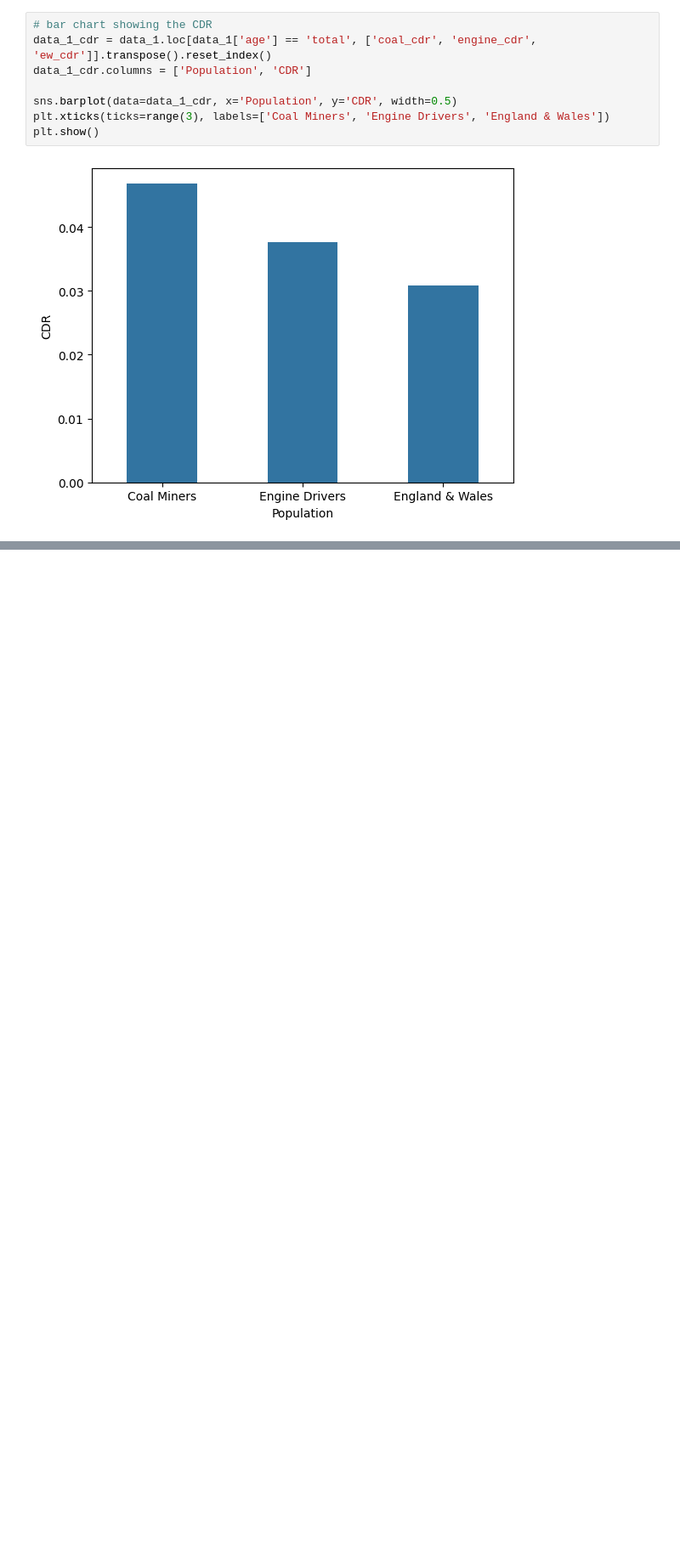
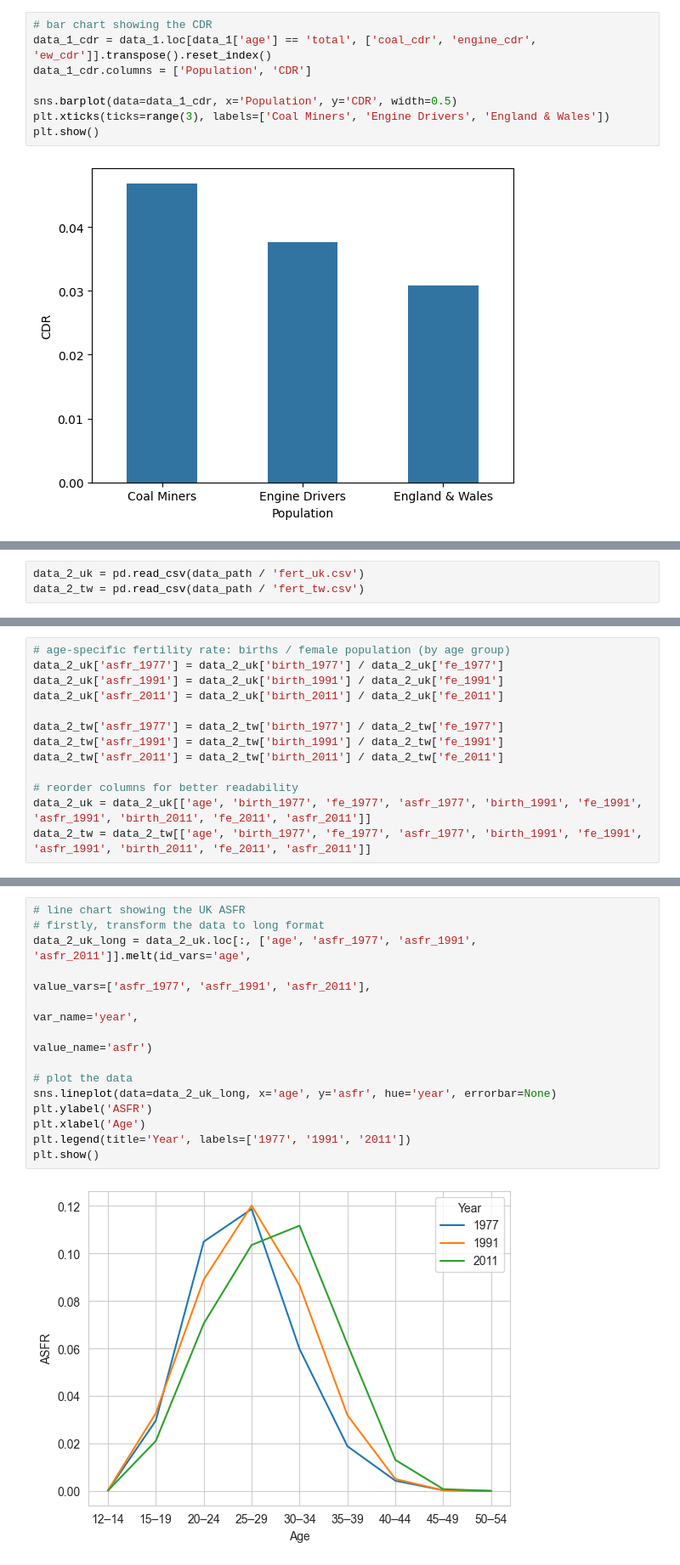
Before and after one commit to yifan-lu-300/humsci_prelims_demography, a Jupyter notebook: 1_population_measures/src/solution.ipynb, the cells around one changed output, grey strips where cells are left out. Shown at 85% size. Drawn from its saved outputs; the diff is of its cells as text; blank space fills up the shorter version.

```diff
--- a/1_population_measures/src/solution.ipynb
+++ b/1_population_measures/src/solution.ipynb
@@ -96,0 +99,3 @@ fig.show()
+# %%
+data_2_uk = pd.read_csv(data_path / 'fert_uk.csv')
+data_2_tw = pd.read_csv(data_path / 'fert_tw.csv')
@@ -96,0 +124,13 @@ fig.show()
+# %%
+# age-specific fertility rate: births / female population (by age group)
+data_2_uk['asfr_1977'] = data_2_uk['birth_1977'] / data_2_uk['fe_1977']
+data_2_uk['asfr_1991'] = data_2_uk['birth_1991'] / data_2_uk['fe_1991']
+data_2_uk['asfr_2011'] = data_2_uk['birth_2011'] / data_2_uk['fe_2011']
+
+data_2_tw['asfr_1977'] = data_2_tw['birth_1977'] / data_2_tw['fe_1977']
+data_2_tw['asfr_1991'] = data_2_tw['birth_1991'] / data_2_tw['fe_1991']
+data_2_tw['asfr_2011'] = data_2_tw['birth_2011'] / data_2_tw['fe_2011']
+
+# reorder columns for better readability
+data_2_uk = data_2_uk[['age', 'birth_1977', 'fe_1977', 'asfr_1977', 'birth_1991', 'fe_1991', 'asfr_1991', 'birth_2011', 'fe_2011', 'asfr_2011']]
+data_2_tw = data_2_tw[['age', 'birth_1977', 'fe_1977', 'asfr_1977', 'birth_1991', 'fe_1991', 'asfr_1991', 'birth_2011', 'fe_2011', 'asfr_2011']]
@@ -96,0 +165,16 @@ fig.show()
+# %%
+# line chart showing the UK ASFR
+# firstly, transform the data to long format
+data_2_uk_long = data_2_uk.loc[:, ['age', 'asfr_1977', 'asfr_1991', 'asfr_2011']].melt(id_vars='age',
+                                                                                       value_vars=['asfr_1977', 'asfr_1991', 'asfr_2011'],
+                                                                                       var_name='year',
+                                                                                       value_name='asfr')
+
+# plot the data
+sns.lineplot(data=data_2_uk_long, x='age', y='asfr', hue='year', errorbar=None)
+plt.ylabel('ASFR')
+plt.xlabel('Age')
+plt.legend(title='Year', labels=['1977', '1991', '2011'])
+plt.show()
+# %% [output]
+[figure, added]
```
Also changed, not shown: parts of 25 cells of this notebook.
